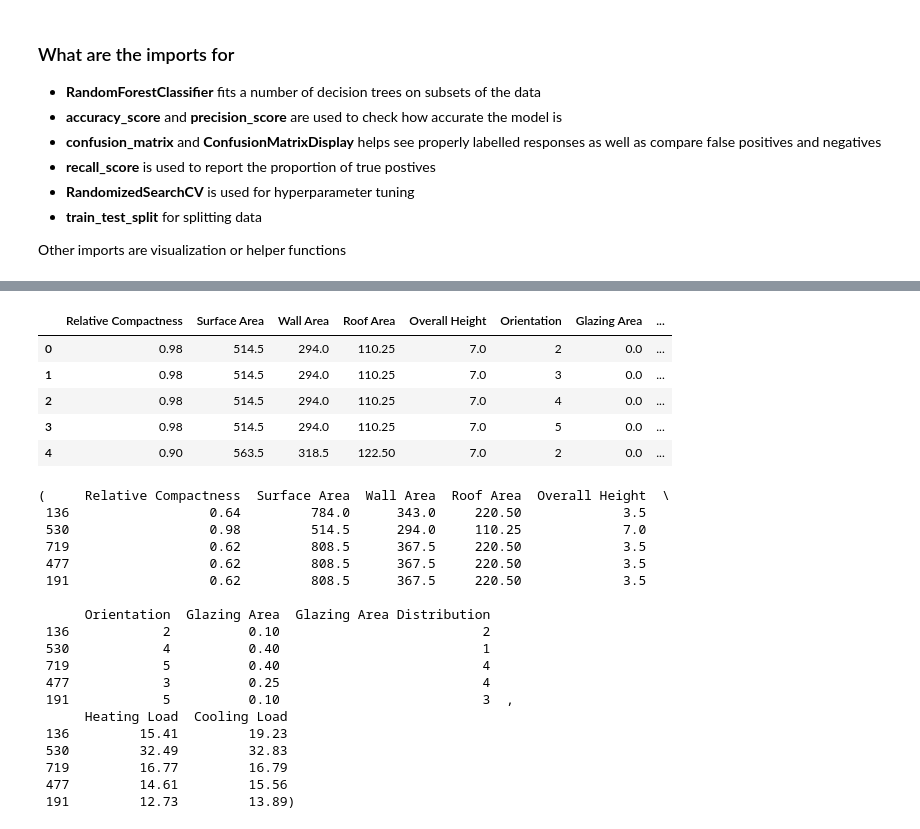
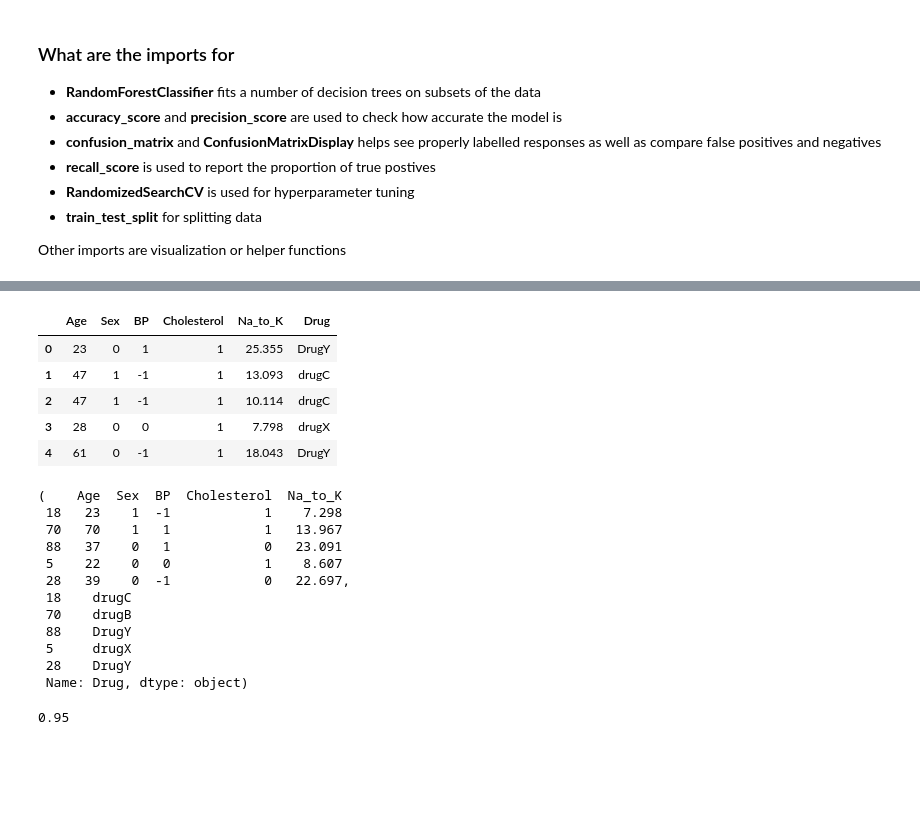
Before and after one commit to austinkirwin/public-projects, a Jupyter notebook: Python_projects/RandomForest/RandomForestModel.ipynb, the cells around one changed output, grey strips where cells are left out. Cells and saved outputs as stored; diff of their text form; code cells hidden in the pictures; blank space fills up the shorter version.

```diff
--- a/Python_projects/RandomForest/RandomForestModel.ipynb
+++ b/Python_projects/RandomForest/RandomForestModel.ipynb
@@ -46,50 +46,34 @@ energy.head()
-# %%
-### Renaming columns to be more specific
-
-# X1 Relative Compactness
-# X2 Surface Area
-# X3 Wall Area
-# X4 Roof Area
-# X5 Overall Height
-# X6 Orientation
-# X7 Glazing Area
-# X8 Glazing Area Distribution
-# Y1 Heating Load
-# Y2 Cooling Load
-
-energy = energy.rename(columns={'X1':'Relative Compactness','X2':'Surface Area', 'X3':'Wall Area', 'X4': 'Roof Area', 'X5':'Overall Height','X6': 'Orientation', 'X7':'Glazing Area','X8':'Glazing Area Distribution', 'Y1':'Heating Load', 'Y2':'Cooling Load'})
-energy.head()
-# %% [output]
-|  | Relative Compactness | Surface Area | Wall Area | Roof Area | Overall Height | Orientation | Glazing Area | ... |
-| 0 | 0.98 | 514.5 | 294.0 | 110.25 | 7.0 | 2 | 0.0 | ... |
-| 1 | 0.98 | 514.5 | 294.0 | 110.25 | 7.0 | 3 | 0.0 | ... |
-| 2 | 0.98 | 514.5 | 294.0 | 110.25 | 7.0 | 4 | 0.0 | ... |
-| 3 | 0.98 | 514.5 | 294.0 | 110.25 | 7.0 | 5 | 0.0 | ... |
-| 4 | 0.90 | 563.5 | 318.5 | 122.50 | 7.0 | 2 | 0.0 | ... |
+# %%
+# Mapping Non-int values to int
+
+drugs['Sex'] = drugs['Sex'].map({'M':1, 'F':0})
+drugs['BP'] = drugs['BP'].map({'HIGH':1, 'NORMAL':0, 'LOW':-1}) # Make sure the values being mapped from are exactly as in the data
+drugs['Cholesterol'] = drugs['Cholesterol'].map({'HIGH':1, 'NORMAL':0})
+drugs.head()
+# %% [output]
+|  | Age | Sex | BP | Cholesterol | Na_to_K | Drug |
+| 0 | 23 | 0 | 1 | 1 | 25.355 | DrugY |
+| 1 | 47 | 1 | -1 | 1 | 13.093 | drugC |
+| 2 | 47 | 1 | -1 | 1 | 10.114 | drugC |
+| 3 | 28 | 0 | 0 | 1 | 7.798 | drugX |
+| 4 | 61 | 0 | -1 | 1 | 18.043 | DrugY |
 # %%
 # Splitting the data
-predictors = energy.drop(['Heating Load','Cooling Load'], axis =1)
-responses = energy[['Heating Load','Cooling Load']]
+predictors = drugs.drop('Drug', axis =1)
+response = drugs['Drug']
 
-X_train, X_test, Y_train, Y_test = train_test_split(predictors, responses, test_size = .2)
+X_train, X_test, Y_train, Y_test = train_test_split(predictors, response, test_size = .2)
 X_train.head(), Y_train.head()
 # %% [output]
-(     Relative Compactness  Surface Area  Wall Area  Roof Area  Overall Height  \
- 136                  0.64         784.0      343.0     220.50             3.5
- 530                  0.98         514.5      294.0     110.25             7.0
- 719                  0.62         808.5      367.5     220.50             3.5
- 477                  0.62         808.5      367.5     220.50             3.5
- 191                  0.62         808.5      367.5     220.50             3.5
-
-      Orientation  Glazing Area  Glazing Area Distribution
- 136            2          0.10                          2
- 530            4          0.40                          1
- 719            5          0.40                          4
- 477            3          0.25                          4
- 191            5          0.10                          3  ,
-      Heating Load  Cooling Load
- 136         15.41         19.23
- 530         32.49         32.83
- 719         16.77         16.79
- 477         14.61         15.56
- 191         12.73         13.89)
+(    Age  Sex  BP  Cholesterol  Na_to_K
+ 18   23    1  -1            1    7.298
+ 70   70    1   1            1   13.967
+ 88   37    0   1            0   23.091
+ 5    22    0   0            1    8.607
+ 28   39    0  -1            0   22.697,
+ 18    drugC
+ 70    drugB
+ 88    DrugY
+ 5     drugX
+ 28    DrugY
+ Name: Drug, dtype: object)
@@ -95,0 +85,5 @@ X_train.head(), Y_train.head()
+# %%
+# Checking accuracy of model
+accuracy_score(Y_test, Y_pred)
+# %% [output]
+0.95
```
Also changed, not shown: parts of 8 cells of this notebook.
